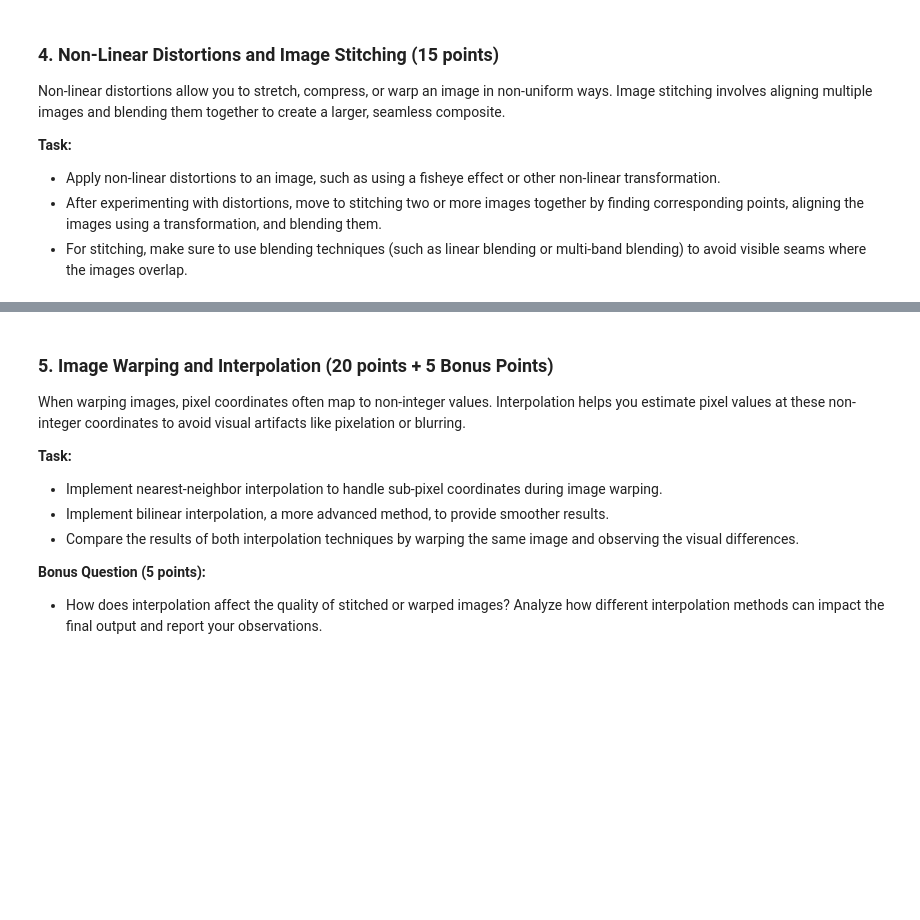
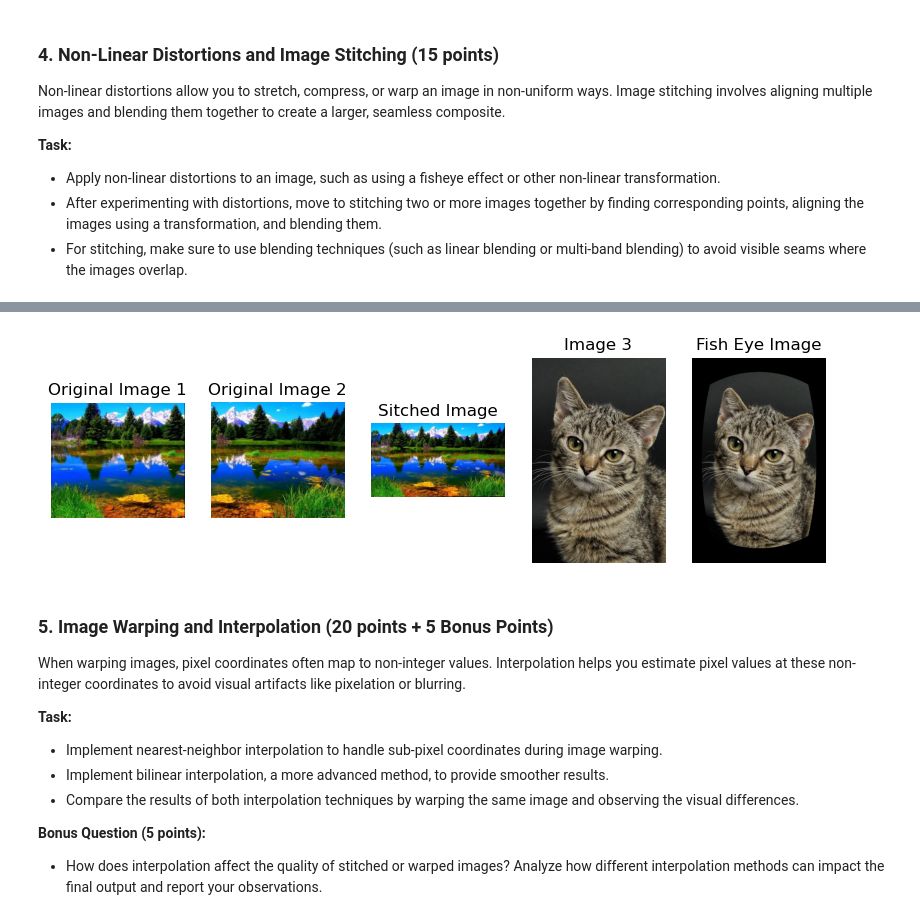
Before and after one commit to IsaacAu11/CM22010, a Jupyter notebook: ImageWarping.ipynb, the cells around one changed output, grey strips where cells are left out. Saved outputs shown, nothing was run; the diff lists cells and outputs as text; code cells hidden in the pictures; blank space fills up the shorter version.

```diff
--- a/ImageWarping.ipynb
+++ b/ImageWarping.ipynb
@@ -178,8 +187,14 @@ Non-linear distortions allow you to stretch, compress, or warp an image in non-u
 - After experimenting with distortions, move to stitching two or more images together by finding corresponding points, aligning the images using a transformation, and blending them.
 - For stitching, make sure to use blending techniques (such as linear blending or multi-band blending) to avoid visible seams where the images overlap.
 # %%
-# Code for Non-Linear Distortions and Image Stitching here
-#fish eye NL distortion
+
+image4 = cv2.imread("modelinput1.png")
+image5 = cv2.imread("modelinput2.png")
+
+image4 = cv2.cvtColor(image4, cv2.COLOR_BGR2RGB)
+image5 = cv2.cvtColor(image5, cv2.COLOR_BGR2RGB)
+
+
 def fishEyeEffect(image, k1, k2):
     height, width = image.shape[:2]
     center = (width / 2, height / 2)
@@ -197,18 +212,85 @@ def fishEyeEffect(image, k1, k2):
 
     return distorted_image
 
-# Apply non-linear distortions and implement image stitching with blending
 
-warped_image = fishEyeEffect(image1,k1=0.001, k2=5)
+import cv2
+import numpy as np
+
+def stitchImages(img1, img2):
+    gray1 = cv2.cvtColor(img1, cv2.COLOR_BGR2GRAY)
+    gray2 = cv2.cvtColor(img2, cv2.COLOR_BGR2GRAY)
+
+    sift = cv2.SIFT_create()
+    kp1, des1 = sift.detectAndCompute(gray1, None)
+    kp2, des2 = sift.detectAndCompute(gray2, None)
+
+    flann = cv2.FlannBasedMatcher(dict(algorithm=1, trees=5), dict(checks=50))
+    matches = flann.knnMatch(des1, des2, k=2)
+
+    good_matches = [m for m, n in matches if m.distance < 0.75 * n.distance]
+
+    src_pts = np.float32([kp1[m.queryIdx].pt for m in good_matches]).reshape(-1, 1, 2)
+    dst_pts = np.float32([kp2[m.trainIdx].pt for m in good_matches]).reshape(-1, 1, 2)
+    H, mask = cv2.findHomography(src_pts, dst_pts, cv2.RANSAC, 5.0)
+
+    height, width, _ = img2.shape
+    warped_img1 = cv2.warpPerspective(img1, H, (width + img1.shape[1], height))
+    stitched_image = np.copy(warped_img1)
+    stitched_image[0:height, 0:width] = img2
+
+    for x in range(width):
+        if np.any(warped_img1[:, x] > 0):
+            alpha = x / float(width)
+            stitched_image[:, x] = cv2.addWeighted(warped_img1[:, x], alpha, img2[:, x], 1 - alpha, 0)
+
+    gray = cv2.cvtColor(stitched_image, cv2.COLOR_BGR2GRAY)
+    col_sum = np.sum(gray > 0, axis=0)
+    last_non_black_col = np.max(np.where(col_sum > 0))
+    stitched_image = stitched_image[:, :last_non_black_col + 1]
+
+    return stitched_image
+
+def removeRightBlackBar(image):
+    gray = cv2.cvtColor(image, cv2.COLOR_BGR2GRAY)
+    col_sum = np.sum(gray > 0, axis=0)
+    last_non_black_col = np.max(np.where(col_sum > 0))
+    cropped_image = image[:, :last_non_black_col + 1]
+    return cropped_image
+
+
+
+
+
+warped_image = fishEyeEffect(image,k1=0.001, k2=5)
+stitched_image = stitchImages(image4, image5)
 
 
 plt.figure(figsize=(10, 5))
-plt.subplot(1, 3, 1)
-plt.title('Original Image')
+
+
+plt.subplot(1, 5, 1)
+plt.title('Original Image 1')
+plt.imshow(image5)
+plt.axis('off')
+
+plt.subplot(1, 5, 2)
+plt.title('Original Image 2')
+plt.imshow(image4)
+plt.axis('off')
+
+
+plt.subplot(1,5,3)
+plt.title('Sitched Image')
+plt.imshow(stitched_image)
+plt.axis('off')
+
+plt.subplot(1,5,4)
+plt.title('Image 3')
 plt.imshow(image)
 plt.axis('off')
 
-plt.subplot(1, 3, 2)
-plt.title('fisheye Image')
+plt.subplot(1,5,5)
+plt.title('Fish Eye Image')
 plt.imshow(warped_image)
 plt.axis('off')
+# %% [output]
@@ -215,3 +298,4 @@ plt.axis('off')
+[figure, added]
 # %% [markdown]
 ### 5. Image Warping and Interpolation (20 points + 5 Bonus Points)
 When warping images, pixel coordinates often map to non-integer values. Interpolation helps you estimate pixel values at these non-integer coordinates to avoid visual artifacts like pixelation or blurring.
```
Also changed, not shown: parts of 4 cells of this notebook.
